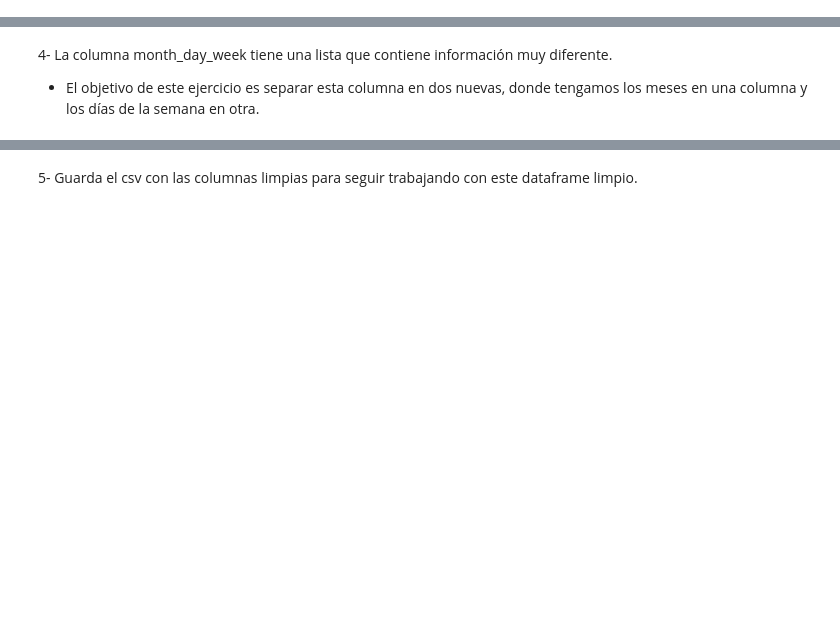
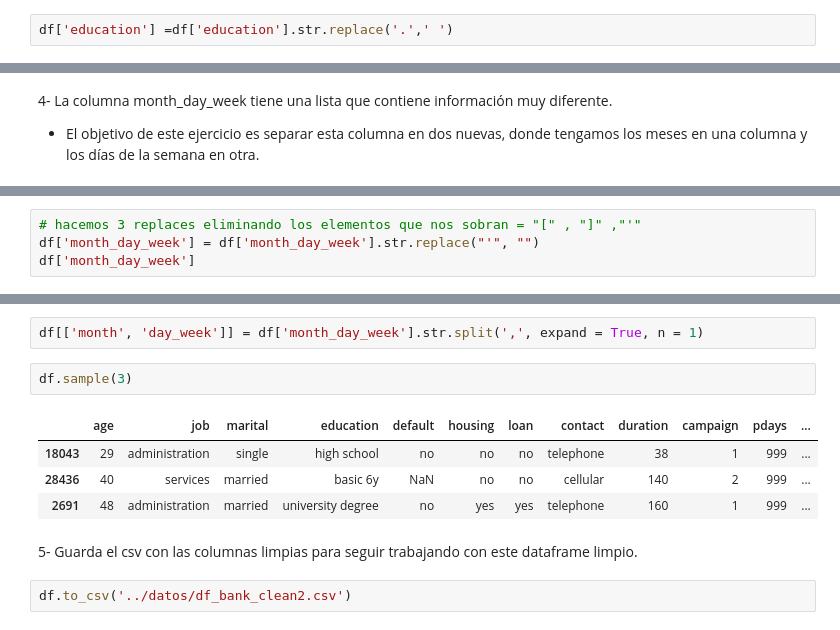
Before and after one commit to Adalab/promo_d_da_modulo2_sprint2_Cristina-Paloma, a Jupyter notebook: Limpieza/limpieza-2-strings.ipynb, the cells around one changed output, grey strips where cells are left out. Cells and saved outputs as stored; diff of their text form; blank space fills up the shorter version.

```diff
--- a/Limpieza/limpieza-2-strings.ipynb
+++ b/Limpieza/limpieza-2-strings.ipynb
@@ -22,3 +46,5 @@ df.sample(3)
 # %% [markdown]
 2- Para la columna de education, si nos fijamos en sus valores únicos veremos que tenemos puntos.
 - El objetivo de este ejercicio es que quitéis los puntos de esos valores y los reemplacéis por espacios.
+# %%
+df['education'] =df['education'].str.replace('.',' ')
@@ -29,0 +103,4 @@ df.sample(3)
+# %%
+# hacemos 3 replaces eliminando los elementos que nos sobran = "[" , "]" ,"'"
+df['month_day_week'] = df['month_day_week'].str.replace("'", "")
+df['month_day_week']
@@ -30,2 +120,13 @@ df.sample(3)
+# %%
+df[['month', 'day_week']] = df['month_day_week'].str.split(',', expand = True, n = 1)
+# %%
+df.sample(3)
+# %% [output]
+|  | age | job | marital | education | default | housing | loan | contact | duration | campaign | pdays | ... |
+| 18043 | 29 | administration | single | high school | no | no | no | telephone | 38 | 1 | 999 | ... |
+| 28436 | 40 | services | married | basic 6y | NaN | no | no | cellular | 140 | 2 | 999 | ... |
+| 2691 | 48 | administration | married | university degree | no | yes | yes | telephone | 160 | 1 | 999 | ... |
 # %% [markdown]
 5- Guarda el csv con las columnas limpias para seguir trabajando con este dataframe limpio.
+# %%
+df.to_csv('../datos/df_bank_clean2.csv')
```
Also changed, not shown: parts of 11 cells of this notebook, 2 other files.
